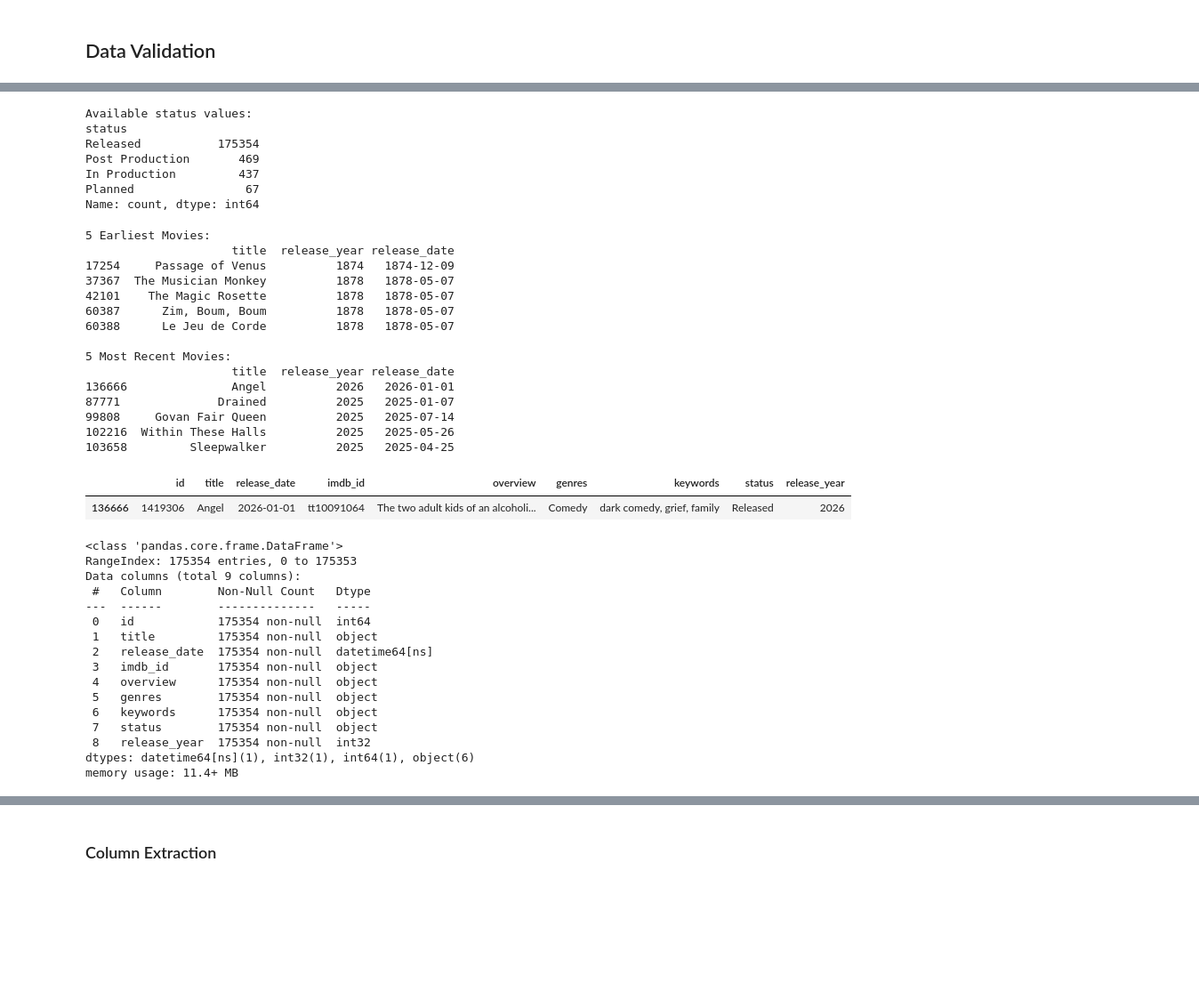
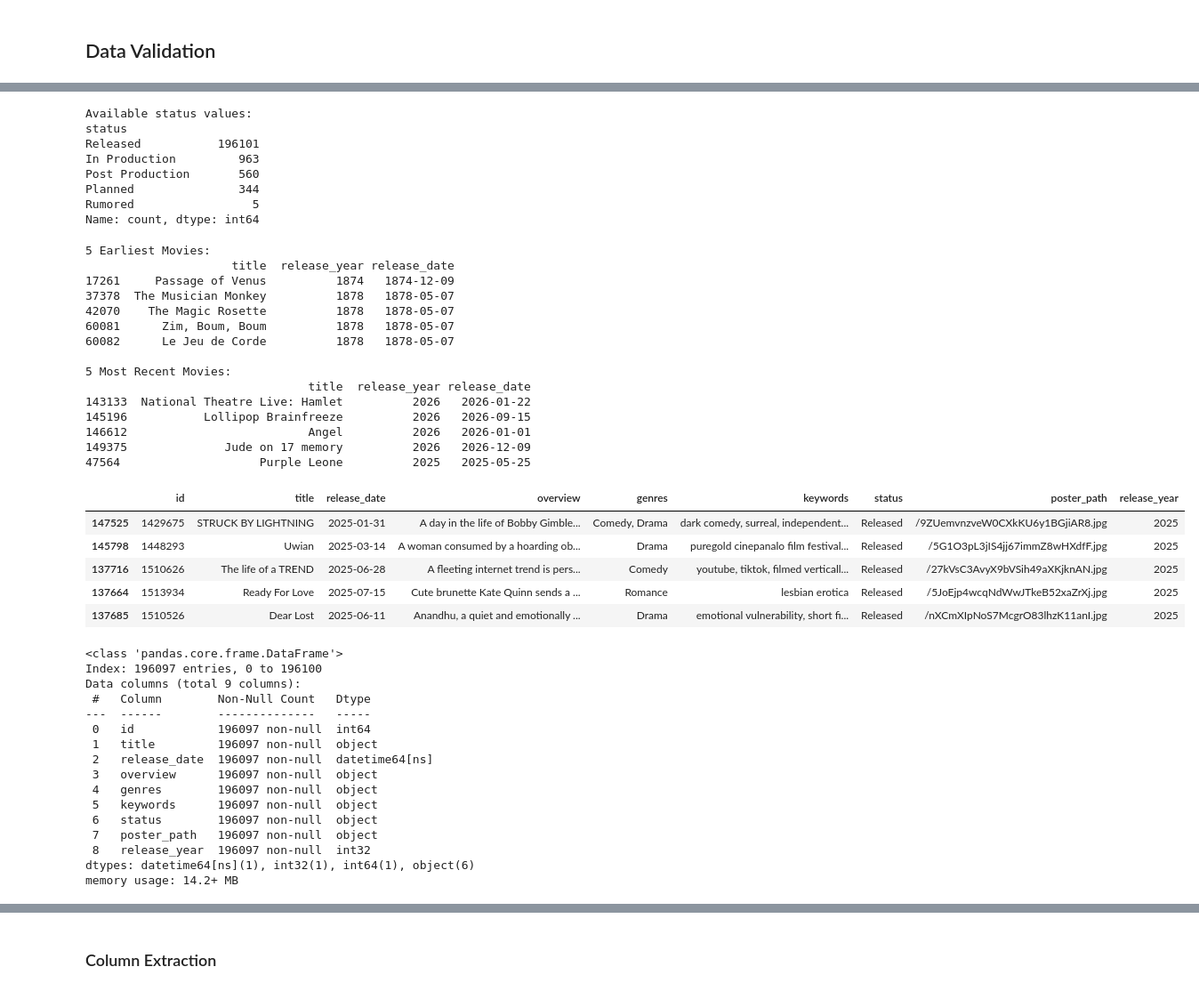
Before and after one commit to Lakes41/movie-recommendation-model, a Jupyter notebook: backend/main nb.ipynb, the cells around one changed output, grey strips where cells are left out. Shown: that part at 89% size. Saved outputs shown, nothing was run; the diff lists cells and outputs as text; code cells hidden in the pictures; blank space fills up the shorter version.

Commit message:
Upadtes pkl files and Included Poster PAth in dataframe

```diff
--- a/backend/main nb.ipynb
+++ b/backend/main nb.ipynb
@@ -31,5 +31,6 @@ Data columns (total 24 columns):
 dtypes: bool(1), float64(2), int64(5), object(16)
 memory usage: 222.6+ MB
 # %%
-movies[['id','title','release_date','imdb_id','overview','genres','keywords', 'status']].head()
+cols = ['id','title','release_date','overview','genres','keywords','status','poster_path']
+movies[cols].head()
 # %% [output]
@@ -54,9 +55,9 @@ dtype: int64
 # %% [markdown]
 ## Data Cleaning
 # %%
-movies = movies[['id','title','release_date','imdb_id','overview','genres','keywords','status']].dropna()
-print(movies[['id','title','release_date','imdb_id','overview','genres','status']].isna().sum())
-print(print(movies.duplicated().sum()))
+movies = movies[cols].dropna()
+print(movies[cols].isna().sum())
+print(movies['id'].duplicated().sum())
 # %% [output]
 id              0
 title           0
@@ -70,0 +87,4 @@ None
+# %%
+movies.drop_duplicates(subset=['id'], inplace=True)
+movies.reset_index(drop=True, inplace=True)
+print(movies.duplicated().sum())
@@ -87,6 +109,6 @@ Data columns (total 8 columns):
 dtypes: int64(1), object(7)
 memory usage: 12.1+ MB
 # %%
-df = movies[['id','title','release_date','imdb_id','overview','genres','keywords','status']]
+df = movies[cols]
 df.head()
 # %% [output]
@@ -138,10 +162,11 @@ df_released = df[df['status'] == 'Released'].reset_index(drop=True)
 # %% [output]
 Available status values:
 status
-Released           175354
-Post Production       469
-In Production         437
-Planned                67
+Released           196101
+In Production         963
+Post Production       560
+Planned               344
+Rumored                 5
 Name: count, dtype: int64
 # %%
 # Get 5 earliest movies (lowest years)
@@ -157,43 +182,48 @@ print(recent_5)
 # %% [output]
 5 Earliest Movies:
                      title  release_year release_date
-17254     Passage of Venus          1874   1874-12-09
-37367  The Musician Monkey          1878   1878-05-07
-42101    The Magic Rosette          1878   1878-05-07
-60387      Zim, Boum, Boum          1878   1878-05-07
-60388      Le Jeu de Corde          1878   1878-05-07
+17261     Passage of Venus          1874   1874-12-09
+37378  The Musician Monkey          1878   1878-05-07
+42070    The Magic Rosette          1878   1878-05-07
+60081      Zim, Boum, Boum          1878   1878-05-07
+60082      Le Jeu de Corde          1878   1878-05-07
 
 5 Most Recent Movies:
-                     title  release_year release_date
-136666               Angel          2026   2026-01-01
-87771              Drained          2025   2025-01-07
-99808     Govan Fair Queen          2025   2025-07-14
-102216  Within These Halls          2025   2025-05-26
-103658         Sleepwalker          2025   2025-04-25
+                                title  release_year release_date
+143133  National Theatre Live: Hamlet          2026   2026-01-22
+145196           Lollipop Brainfreeze          2026   2026-09-15
+146612                          Angel          2026   2026-01-01
+149375              Jude on 17 memory          2026   2026-12-09
+47564                    Purple Leone          2025   2025-05-25
 # %%
-df_released[df_released['release_year'] > 2025]
+df_released = df_released[df_released['release_year'] <= 2025]
+df_released.sort_values(by='release_year', ascending=False).head()
 # %% [output]
-|  | id | title | release_date | imdb_id | overview | genres | keywords | status | release_year |
-| 136666 | 1419306 | Angel | 2026-01-01 | tt10091064 | The two adult kids of an alcoholi... | Comedy | dark comedy, grief, family | Released | 2026 |
+|  | id | title | release_date | overview | genres | keywords | status | poster_path | release_year |
+| 147525 | 1429675 | STRUCK BY LIGHTNING | 2025-01-31 | A day in the life of Bobby Gimble... | Comedy, Drama | dark comedy, surreal, independent... | Released | /9ZUemvnzveW0CXkKU6y1BGjiAR8.jpg | 2025 |
+| 145798 | 1448293 | Uwian | 2025-03-14 | A woman consumed by a hoarding ob... | Drama | puregold cinepanalo film festival... | Released | /5G1O3pL3jIS4jj67immZ8wHXdfF.jpg | 2025 |
+| 137716 | 1510626 | The life of a TREND | 2025-06-28 | A fleeting internet trend is pers... | Comedy | youtube, tiktok, filmed verticall... | Released | /27kVsC3AvyX9bVSih49aXKjknAN.jpg | 2025 |
+| 137664 | 1513934 | Ready For Love | 2025-07-15 | Cute brunette Kate Quinn sends a ... | Romance | lesbian erotica | Released | /5JoEjp4wcqNdWwJTkeB52xaZrXj.jpg | 2025 |
+| 137685 | 1510526 | Dear Lost | 2025-06-11 | Anandhu, a quiet and emotionally ... | Drama | emotional vulnerability, short fi... | Released | /nXCmXIpNoS7McgrO83lhzK11anI.jpg | 2025 |
 # %%
 df_released.info()
 # %% [output]
 <class 'pandas.core.frame.DataFrame'>
-RangeIndex: 175354 entries, 0 to 175353
+Index: 196097 entries, 0 to 196100
 Data columns (total 9 columns):
  #   Column        Non-Null Count   Dtype
 ---  ------        --------------   -----
- 0   id            175354 non-null  int64
- 1   title         175354 non-null  object
- 2   release_date  175354 non-null  datetime64[ns]
- 3   imdb_id       175354 non-null  object
- 4   overview      175354 non-null  object
- 5   genres        175354 non-null  object
- 6   keywords      175354 non-null  object
- 7   status        175354 non-null  object
- 8   release_year  175354 non-null  int32
+ 0   id            196097 non-null  int64
+ 1   title         196097 non-null  object
+ 2   release_date  196097 non-null  datetime64[ns]
+ 3   overview      196097 non-null  object
+ 4   genres        196097 non-null  object
+ 5   keywords      196097 non-null  object
+ 6   status        196097 non-null  object
+ 7   poster_path   196097 non-null  object
+ 8   release_year  196097 non-null  int32
 dtypes: datetime64[ns](1), int32(1), int64(1), object(6)
-memory usage: 11.4+ MB
+memory usage: 14.2+ MB
 # %%
 # Create decade column
 df_released['decade'] = (df_released['release_year'] // 10) * 10
```
Also changed, not shown: parts of 19 cells of this notebook, 3 other files.
